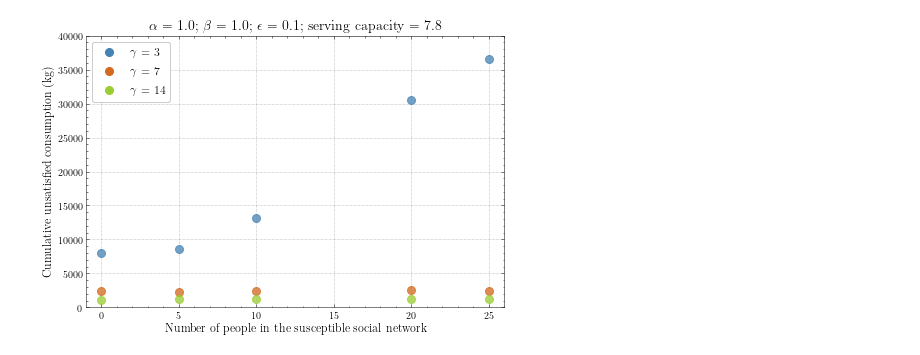
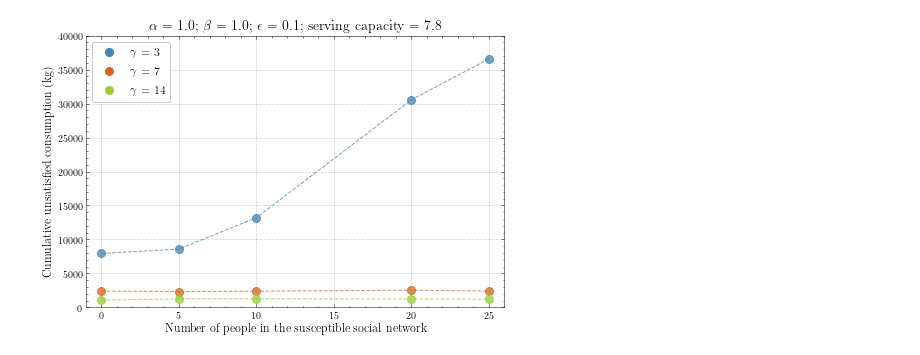
Before and after one commit to daanieo/FATM_ABM, a Jupyter notebook: results/calibration_sn/Interpretation_calibration_sn.ipynb, the cells around one changed output. Saved outputs shown, nothing was run; the diff lists cells and outputs as text; code cells hidden in the pictures.

```diff
--- a/results/calibration_sn/Interpretation_calibration_sn.ipynb
+++ b/results/calibration_sn/Interpretation_calibration_sn.ipynb
@@ -26,32 +26,49 @@ colors = ['steelblue','chocolate','yellowgreen']
 
 
 input_vars_filtered = input_vars[input_vars.epsilon==0.1]
 cd = {}
 labels = list()
 gammas = [3,7,14]
 for g in range(len(gammas)):
     cd[gammas[g]]=colors[g]
     labels.append(r"$\gamma$ = %s"%gammas[g])
 
+
+
+datapointsx = {7:list(),3:list(),14:list()}
+datapointsy = {7:list(),3:list(),14:list()}
+
 # plot batch per color
 for i in [0,5,10,15,20,25]:
 
     for j in input_vars_filtered[input_vars_filtered.avg_interactions==i].index:
 
-        plt.plot( i, data.o1[data.o0==j].iloc[-1],markersize=8,marker='o',color=cd[input_vars_filtered[input_vars_filtered.avg_interactions==i].gamma[j]], alpha=.75)
+        try:
+            datapointsx[input_vars_filtered.gamma[j]].append(i)
+            datapointsy[input_vars_filtered.gamma[j]].append(data.o1[data.o0==j].iloc[-1])
+        except:
+            pass
+#         plt.plot( i, data.o1[data.o0==j].iloc[-1],markersize=8,marker='o',color=cd[input_vars_filtered[input_vars_filtered.avg_interactions==i].gamma[j]], alpha=.75)
+
+
+lines = [Line2D([0], [0], color=c, linewidth=10,marker='o' ,linestyle='None') for c in colors]
+
+for i in datapointsx:
+    plt.plot(datapointsx[i],datapointsy[i],marker='o',markersize=8,linestyle='--',color=cd[i],alpha=0.75)
+
 
 # graph layout
 # plt.title("")
 plt.ylabel("Cumulative unsatisfied consumption (kg)",fontsize=12)
 plt.xlabel("Number of people in the susceptible social network",fontsize=12)
 plt.title(r"$\alpha$ = 1.0; $\beta$ = 1.0; $\epsilon$ = 0.1; serving capacity = 7.8",fontsize=14)
 # plt.xlim([0,4320])
 
 from matplotlib.lines import Line2D
 lines = [Line2D([0], [0], color=c, markersize=8, marker='o',linestyle='None') for c in colors]
 plt.legend(lines, labels,fontsize=12)
 plt.ylim([0,40000])
 plt.xlim([-1,26]);
 plt.savefig("/home/daan/Desktop/sample_socialnetwork.png")
 # %% [output]
-[figure, old version]
+[figure, new version]
```
Also changed, not shown: 1 other file.
